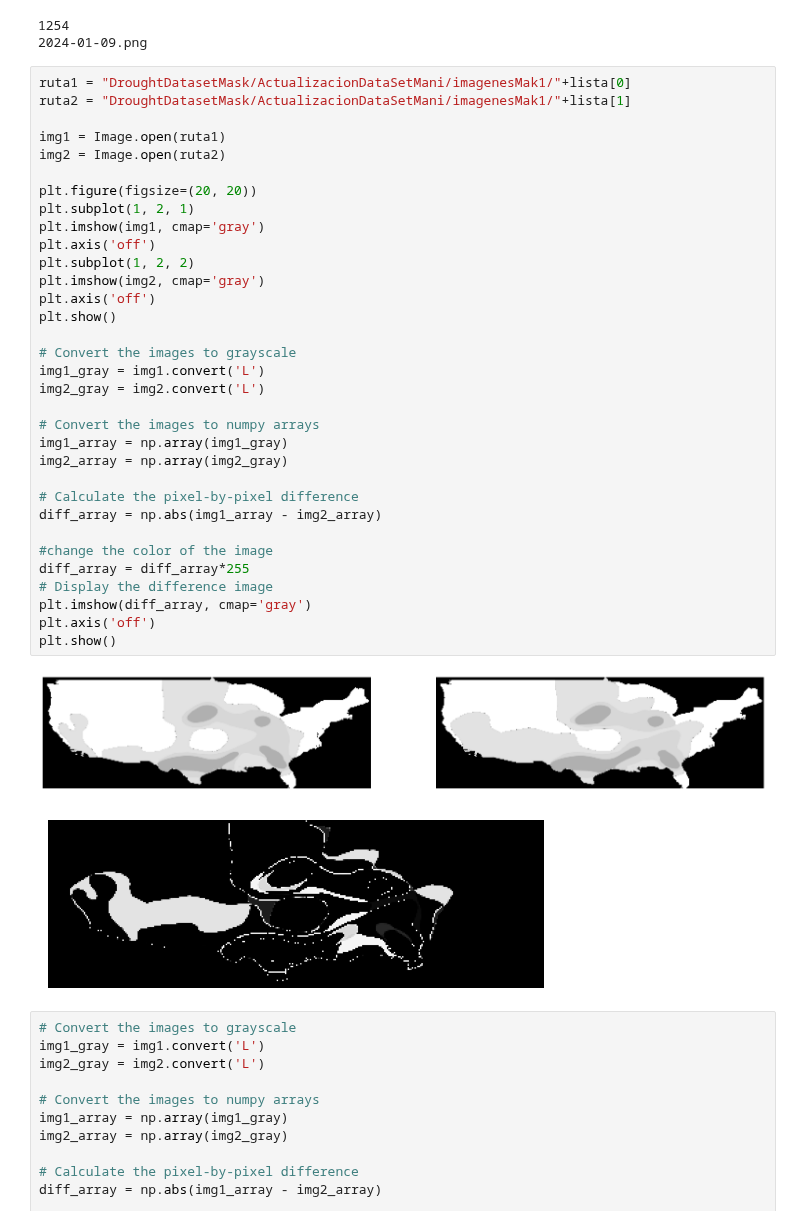
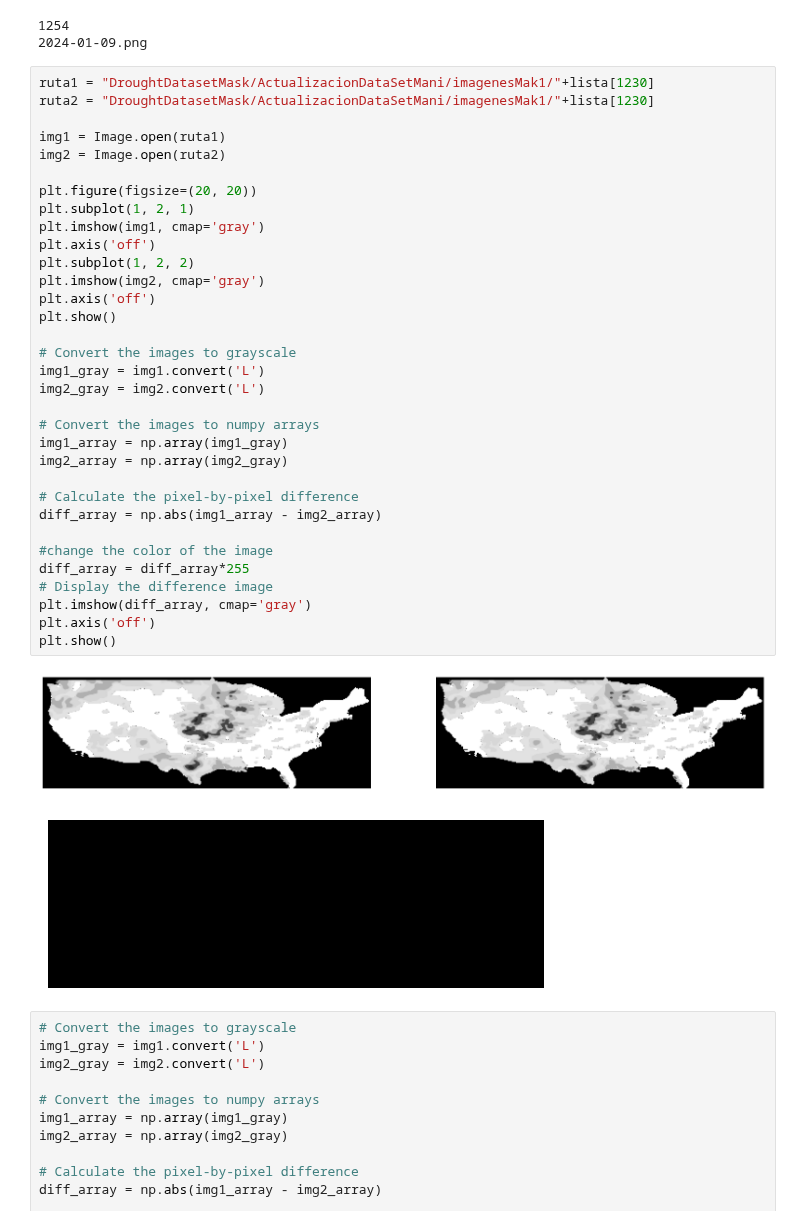
Before and after one commit to SahirReyes30/ImageXpartes, a Jupyter notebook: pruebaxtest.ipynb, the cells around one changed output. Cells and saved outputs as stored; diff of their text form.

Commit message:
actualizacion imagenes

```diff
--- a/pruebaxtest.ipynb
+++ b/pruebaxtest.ipynb
@@ -208,41 +206,41 @@ print(lista[1253])
 1254
 2024-01-09.png
 # %%
-ruta1 = "DroughtDatasetMask/ActualizacionDataSetMani/imagenesMak1/"+lista[0]
-ruta2 = "DroughtDatasetMask/ActualizacionDataSetMani/imagenesMak1/"+lista[1]
+ruta1 = "DroughtDatasetMask/ActualizacionDataSetMani/imagenesMak1/"+lista[1230]
+ruta2 = "DroughtDatasetMask/ActualizacionDataSetMani/imagenesMak1/"+lista[1230]
 
 img1 = Image.open(ruta1)
 img2 = Image.open(ruta2)
 
 plt.figure(figsize=(20, 20))
 plt.subplot(1, 2, 1)
 plt.imshow(img1, cmap='gray')
 plt.axis('off')
 plt.subplot(1, 2, 2)
 plt.imshow(img2, cmap='gray')
 plt.axis('off')
 plt.show()
 
 # Convert the images to grayscale
 img1_gray = img1.convert('L')
 img2_gray = img2.convert('L')
 
 # Convert the images to numpy arrays
 img1_array = np.array(img1_gray)
 img2_array = np.array(img2_gray)
 
 # Calculate the pixel-by-pixel difference
 diff_array = np.abs(img1_array - img2_array)
 
 #change the color of the image
 diff_array = diff_array*255
 # Display the difference image
 plt.imshow(diff_array, cmap='gray')
 plt.axis('off')
 plt.show()
 # %% [output]
-[figure, old version]
+[figure, new version]
-[figure, old version]
+[figure, new version]
 # %%
 # Convert the images to grayscale
 img1_gray = img1.convert('L')
```
Also changed, not shown: parts of 1 cell of this notebook.
